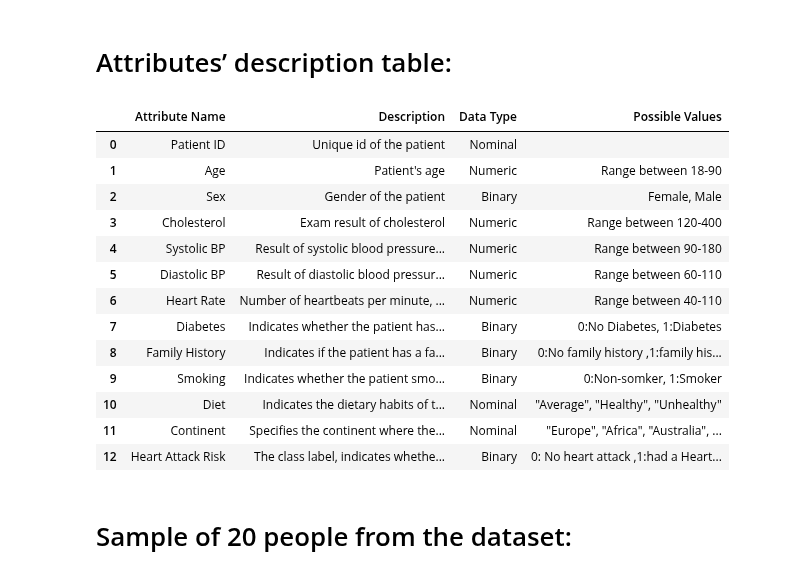
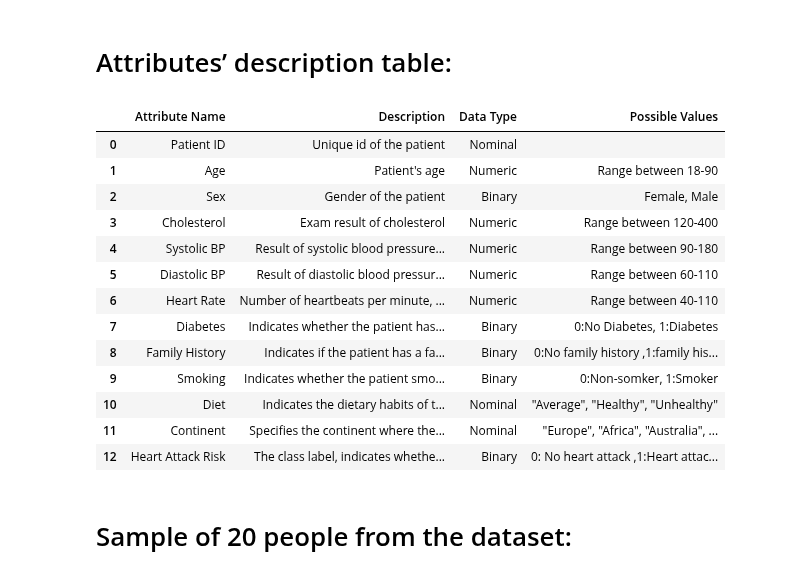
Before and after one commit to FajerAlamro/IT326-Project, a Jupyter notebook: Phase2.ipynb, the cells around one changed output. Saved outputs shown, nothing was run; the diff lists cells and outputs as text; code cells hidden in the pictures.

```diff
--- a/Phase2.ipynb
+++ b/Phase2.ipynb
@@ -33,36 +33,36 @@ data = {
         "Indicates if the patient has a family history of heart attacks.",
         "Indicates whether the patient smokes.",
         "Indicates the dietary habits of the patient, categorizing them into three types based on their nutrition and eating patterns: (Average) signifies a typical diet, (Healthy) indicates a focus on nutritious foods, and (Unhealthy) reflects poor dietary choices",
         "Specifies the continent where the patient resides, providing geographical context for the individual's background.",
-        " The class label, indicates whether the patient has experienced a heart attack "
+        " The class label, indicates whether the patient has a heart attack risk"
     ],
     "Data Type": [
         "Nominal", "Numeric", "Binary", "Numeric","Numeric", "Numeric", "Numeric", "Binary",
         "Binary", "Binary", "Nominal", "Nominal", "Binary"
     ],
     "Possible Values": [
         "", "Range between 18-90", "Female, Male", "Range between 120-400", "Range between 90-180", "Range between 60-110","Range between 40-110", "0:No Diabetes, 1:Diabetes",
         "0:No family history ,1:family history", "0:Non-somker, 1:Smoker", '"Average", "Healthy", "Unhealthy"',
-        '"Europe", "Africa", "Australia", "Asia", "South America", "North America"', "0: No heart attack ,1:had a Heart attack"
+        '"Europe", "Africa", "Australia", "Asia", "South America", "North America"', "0: No heart attack ,1:Heart attack risk"
     ]
 }
 g = pd.DataFrame(data)
 g.style.set_properties(**{'text-align': 'center'})
 # %% [output]
 |  | Attribute Name | Description | Data Type | Possible Values |
 | 0 | Patient ID | Unique id of the patient | Nominal |  |
 | 1 | Age | Patient's age | Numeric | Range between 18-90 |
 | 2 | Sex | Gender of the patient | Binary | Female, Male |
 | 3 | Cholesterol | Exam result of cholesterol | Numeric | Range between 120-400 |
 | 4 | Systolic BP | Result of systolic blood pressure... | Numeric | Range between 90-180 |
 | 5 | Diastolic BP | Result of diastolic blood pressur... | Numeric | Range between 60-110 |
 | 6 | Heart Rate | Number of heartbeats per minute, ... | Numeric | Range between 40-110 |
 | 7 | Diabetes | Indicates whether the patient has... | Binary | 0:No Diabetes, 1:Diabetes |
 | 8 | Family History | Indicates if the patient has a fa... | Binary | 0:No family history ,1:family his... |
 | 9 | Smoking | Indicates whether the patient smo... | Binary | 0:Non-somker, 1:Smoker |
 | 10 | Diet | Indicates the dietary habits of t... | Nominal | "Average", "Healthy", "Unhealthy" |
 | 11 | Continent | Specifies the continent where the... | Nominal | "Europe", "Africa", "Australia", ... |
-| 12 | Heart Attack Risk | The class label, indicates whethe... | Binary | 0: No heart attack ,1:had a Heart... |
+| 12 | Heart Attack Risk | The class label, indicates whethe... | Binary | 0: No heart attack ,1:Heart attac... |
 # %% [markdown]
 # Sample of 20 people from the dataset:
 # %%
```
